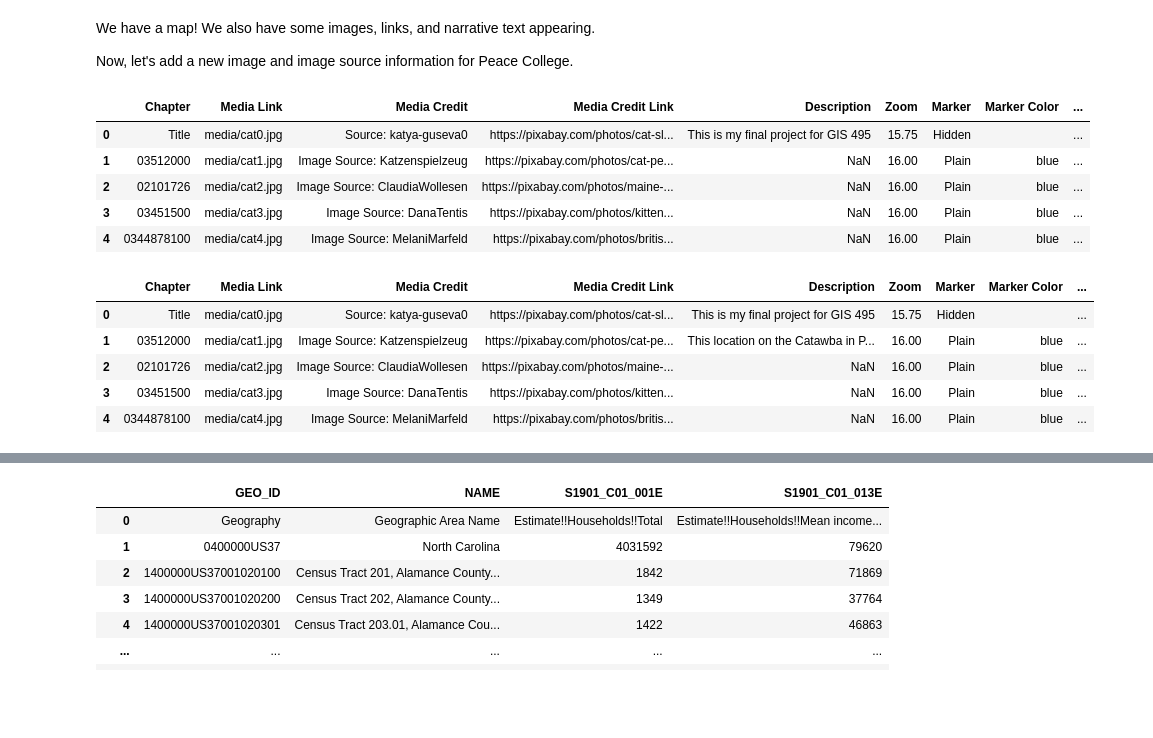
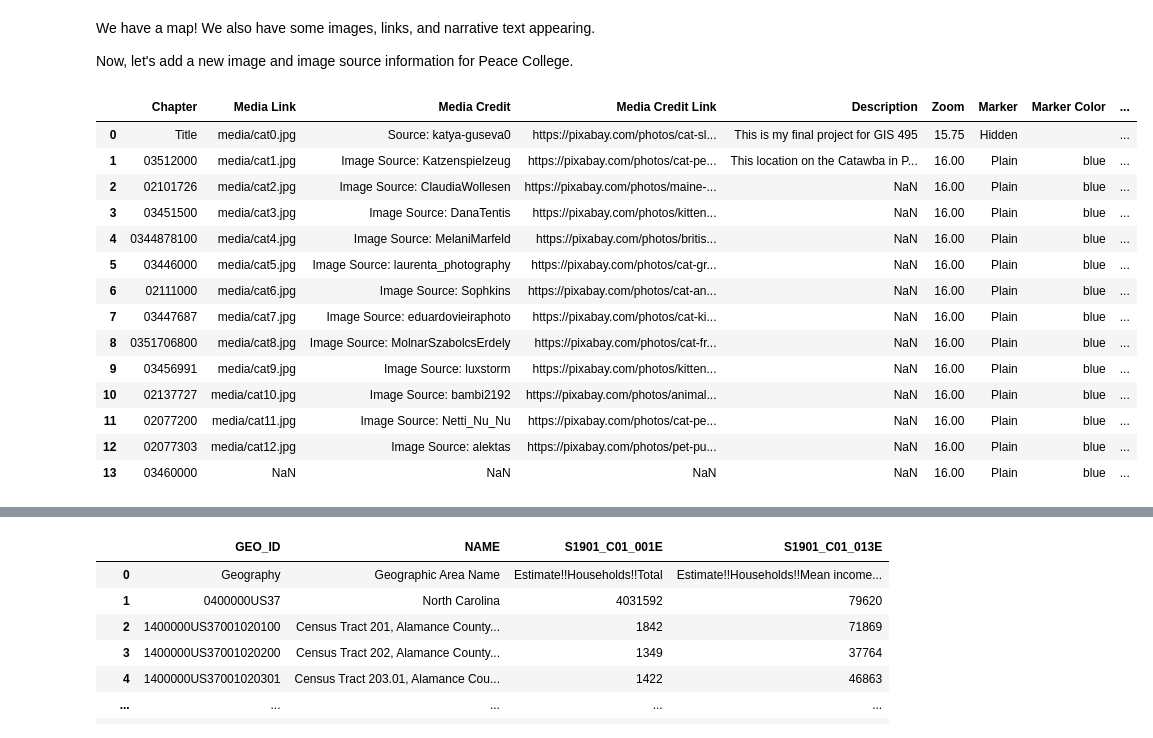
Before and after one commit to ConBonAon/GISFinal2023, a Jupyter notebook: storymap.ipynb, the cells around one changed output, grey strips where cells are left out. Saved outputs shown, nothing was run; the diff lists cells and outputs as text; code cells hidden in the pictures; blank space fills up the shorter version.

Commit message:
added descriptions

```diff
--- a/storymap.ipynb
+++ b/storymap.ipynb
@@ -717,24 +717,20 @@ chapter_df.loc[11, "Media Credit Link"] = "https://pixabay.com/photos/cat-pet-fe
 chapter_df.loc[12, "Media Credit Link"] = "https://pixabay.com/photos/pet-purebred-cat-cat-feline-animal-6877246/"
 # %%
 # Check our work
-chapter_df.head()
+chapter_df
 # %% [output]
 |  | Chapter | Media Link | Media Credit | Media Credit Link | Description | Zoom | Marker | Marker Color | ... |
 | 0 | Title | media/cat0.jpg | Source: katya-guseva0 | https://pixabay.com/photos/cat-sl... | This is my final project for GIS 495 | 15.75 | Hidden |  | ... |
-| 1 | 03512000 | media/cat1.jpg | Image Source: Katzenspielzeug | https://pixabay.com/photos/cat-pe... | NaN | 16.00 | Plain | blue | ... |
+| 1 | 03512000 | media/cat1.jpg | Image Source: Katzenspielzeug | https://pixabay.com/photos/cat-pe... | This location on the Catawba in P... | 16.00 | Plain | blue | ... |
 | 2 | 02101726 | media/cat2.jpg | Image Source: ClaudiaWollesen | https://pixabay.com/photos/maine-... | NaN | 16.00 | Plain | blue | ... |
 | 3 | 03451500 | media/cat3.jpg | Image Source: DanaTentis | https://pixabay.com/photos/kitten... | NaN | 16.00 | Plain | blue | ... |
 | 4 | 0344878100 | media/cat4.jpg | Image Source: MelaniMarfeld | https://pixabay.com/photos/britis... | NaN | 16.00 | Plain | blue | ... |
+| 5 | 03446000 | media/cat5.jpg | Image Source: laurenta_photography | https://pixabay.com/photos/cat-gr... | NaN | 16.00 | Plain | blue | ... |
+| 6 | 02111000 | media/cat6.jpg | Image Source: Sophkins | https://pixabay.com/photos/cat-an... | NaN | 16.00 | Plain | blue | ... |
+| 7 | 03447687 | media/cat7.jpg | Image Source: eduardovieiraphoto | https://pixabay.com/photos/cat-ki... | NaN | 16.00 | Plain | blue | ... |
+| 8 | 0351706800 | media/cat8.jpg | Image Source: MolnarSzabolcsErdely | https://pixabay.com/photos/cat-fr... | NaN | 16.00 | Plain | blue | ... |
+| 9 | 03456991 | media/cat9.jpg | Image Source: luxstorm | https://pixabay.com/photos/kitten... | NaN | 16.00 | Plain | blue | ... |
+| 10 | 02137727 | media/cat10.jpg | Image Source: bambi2192 | https://pixabay.com/photos/animal... | NaN | 16.00 | Plain | blue | ... |
+| 11 | 02077200 | media/cat11.jpg | Image Source: Netti_Nu_Nu | https://pixabay.com/photos/cat-pe... | NaN | 16.00 | Plain | blue | ... |
+| 12 | 02077303 | media/cat12.jpg | Image Source: alektas | https://pixabay.com/photos/pet-pu... | NaN | 16.00 | Plain | blue | ... |
+| 13 | 03460000 | NaN | NaN | NaN | NaN | 16.00 | Plain | blue | ... |
-# %%
-# Add to the Description of Peace College including when it was founded and an interesting fact about it
-
-chapter_df.loc[1, "Description"] = "This location on the Catawba in Pleasant Gardens, NC had a correlation coefficient of -.12 between water temperature and streamflow. It also has an elevation of 1233.81 and had an average streamflow of 368.8 in 2019. It is located in Mcdowell County"
-
-chapter_df.head()
-# %% [output]
-|  | Chapter | Media Link | Media Credit | Media Credit Link | Description | Zoom | Marker | Marker Color | ... |
-| 0 | Title | media/cat0.jpg | Source: katya-guseva0 | https://pixabay.com/photos/cat-sl... | This is my final project for GIS 495 | 15.75 | Hidden |  | ... |
-| 1 | 03512000 | media/cat1.jpg | Image Source: Katzenspielzeug | https://pixabay.com/photos/cat-pe... | This location on the Catawba in P... | 16.00 | Plain | blue | ... |
-| 2 | 02101726 | media/cat2.jpg | Image Source: ClaudiaWollesen | https://pixabay.com/photos/maine-... | NaN | 16.00 | Plain | blue | ... |
-| 3 | 03451500 | media/cat3.jpg | Image Source: DanaTentis | https://pixabay.com/photos/kitten... | NaN | 16.00 | Plain | blue | ... |
-| 4 | 0344878100 | media/cat4.jpg | Image Source: MelaniMarfeld | https://pixabay.com/photos/britis... | NaN | 16.00 | Plain | blue | ... |
```
Also changed, not shown: parts of 6 cells of this notebook.
